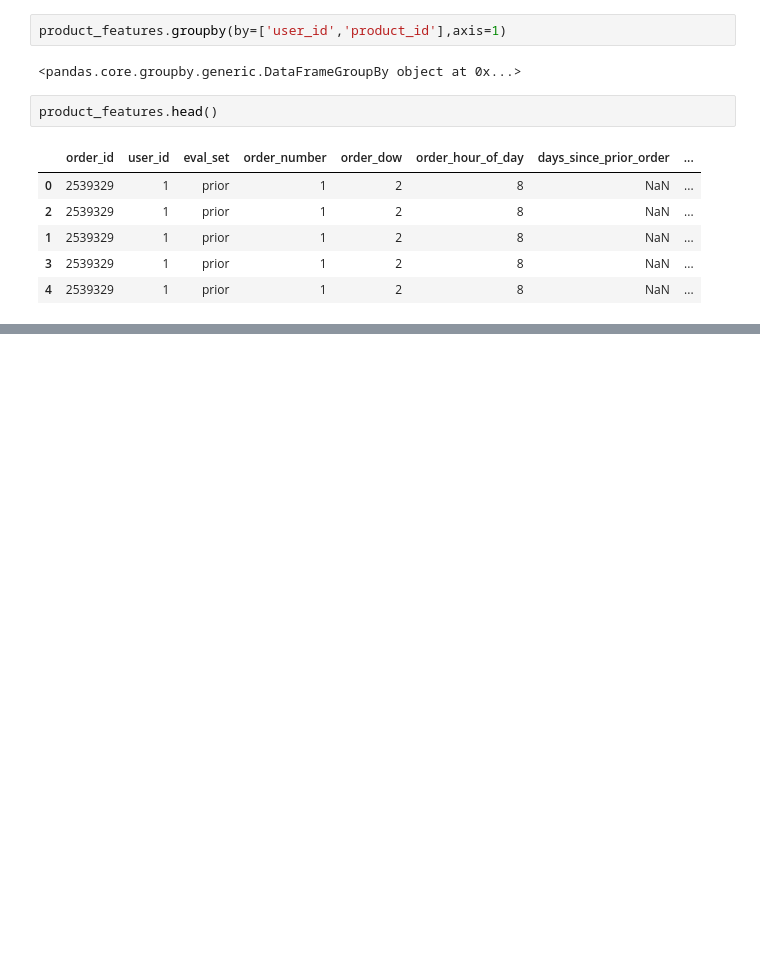
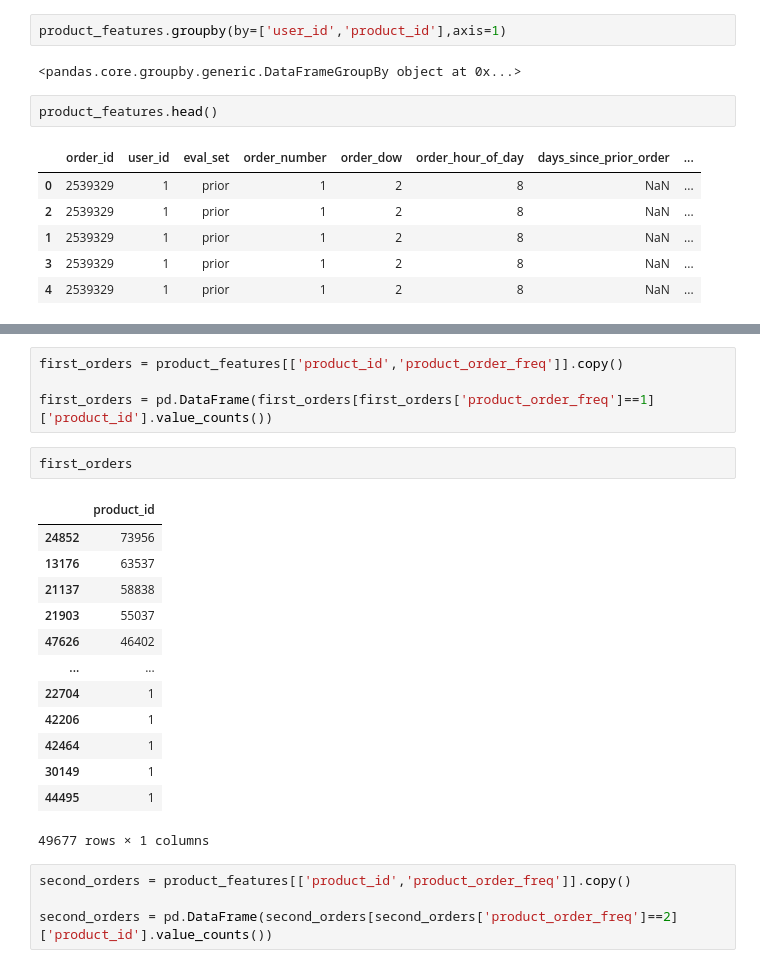
Before and after one commit to brandmend/Instacart_Basket_Prediction_Analysis, a Jupyter notebook: Instacart_Basket_Analysis_EDA.ipynb, the cells around one changed output, grey strips where cells are left out. Saved outputs shown, nothing was run; the diff lists cells and outputs as text; blank space fills up the shorter version.

```diff
--- a/Instacart_Basket_Analysis_EDA.ipynb
+++ b/Instacart_Basket_Analysis_EDA.ipynb
@@ -497,0 +533,24 @@ product_features.head()
+# %%
+first_orders = product_features[['product_id','product_order_freq']].copy()
+
+first_orders = pd.DataFrame(first_orders[first_orders['product_order_freq']==1]['product_id'].value_counts())
+# %%
+first_orders
+# %% [output]
+|  | product_id |
+| 24852 | 73956 |
+| 13176 | 63537 |
+| 21137 | 58838 |
+| 21903 | 55037 |
+| 47626 | 46402 |
+| ... | ... |
+| 22704 | 1 |
+| 42206 | 1 |
+| 42464 | 1 |
+| 30149 | 1 |
+| 44495 | 1 |
+49677 rows × 1 columns
+# %%
+second_orders = product_features[['product_id','product_order_freq']].copy()
+
+second_orders = pd.DataFrame(second_orders[second_orders['product_order_freq']==2]['product_id'].value_counts())
```
Also changed, not shown: parts of 6 cells of this notebook.
